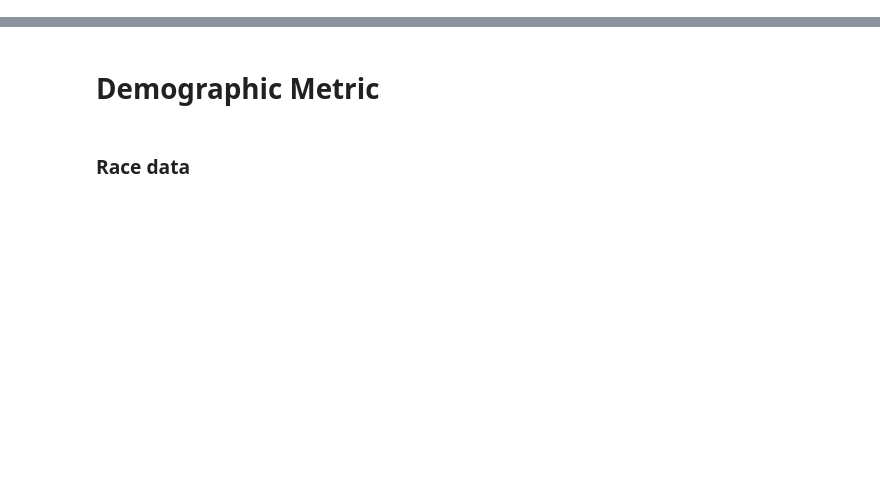
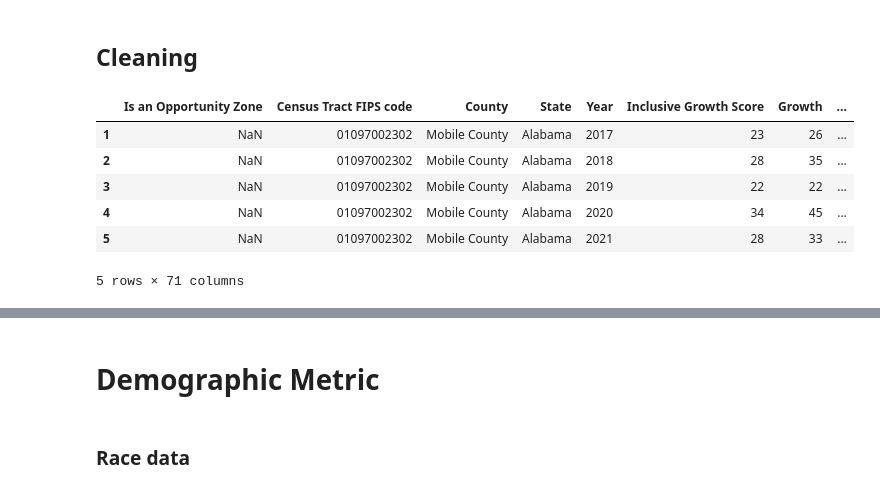
Before and after one commit to kareem-weaver/apple-sauce, a Jupyter notebook: src/Model.ipynb, the cells around one changed output, grey strips where cells are left out. Drawn from its saved outputs; the diff is of its cells as text; code cells hidden in the pictures; blank space fills up the shorter version.

```diff
--- a/src/Model.ipynb
+++ b/src/Model.ipynb
@@ -6,3 +6,34 @@ import seaborn as sns
 import glob
 import os
 import re
+# %% [markdown]
+## Cleaning
+# %%
+IGS_path = r"C:\Users\jabba\Desktop\Code\machine_learning\AUC_mastercard_challenge\src\Inclusive_Growth_Score_Data_Export_25-02-2026_134202.csv"
+
+IGS = pd.read_csv(IGS_path)
+IGS.head()
+
+# Select all rows, and all columns from index 1 onwards
+IGS_filtered = IGS.iloc[:, 1:]
+
+# 1. Get the values of the first row and assign them as new column names
+IGS_filtered.columns = IGS_filtered.iloc[0].values
+
+# 2. Drop the first row (which is now a duplicate of the header)
+IGS_filtered = IGS_filtered.drop(IGS_filtered.index[0])
+
+# Optional: Reset the index of the DataFrame for cleaner indexing
+IGS_filtered = IGS_filtered.reset_index(drop=True)
+
+IGS_filtered = IGS_filtered.drop(IGS_filtered.index[0])
+
+IGS_filtered.head()
+# %% [output]
+|  | Is an Opportunity Zone | Census Tract FIPS code | County | State | Year | Inclusive Growth Score | Growth | ... |
+| 1 | NaN | 01097002302 | Mobile County | Alabama | 2017 | 23 | 26 | ... |
+| 2 | NaN | 01097002302 | Mobile County | Alabama | 2018 | 28 | 35 | ... |
+| 3 | NaN | 01097002302 | Mobile County | Alabama | 2019 | 22 | 22 | ... |
+| 4 | NaN | 01097002302 | Mobile County | Alabama | 2020 | 34 | 45 | ... |
+| 5 | NaN | 01097002302 | Mobile County | Alabama | 2021 | 28 | 33 | ... |
+5 rows × 71 columns
```
Also changed, not shown: parts of 13 cells of this notebook, 1 other file.
